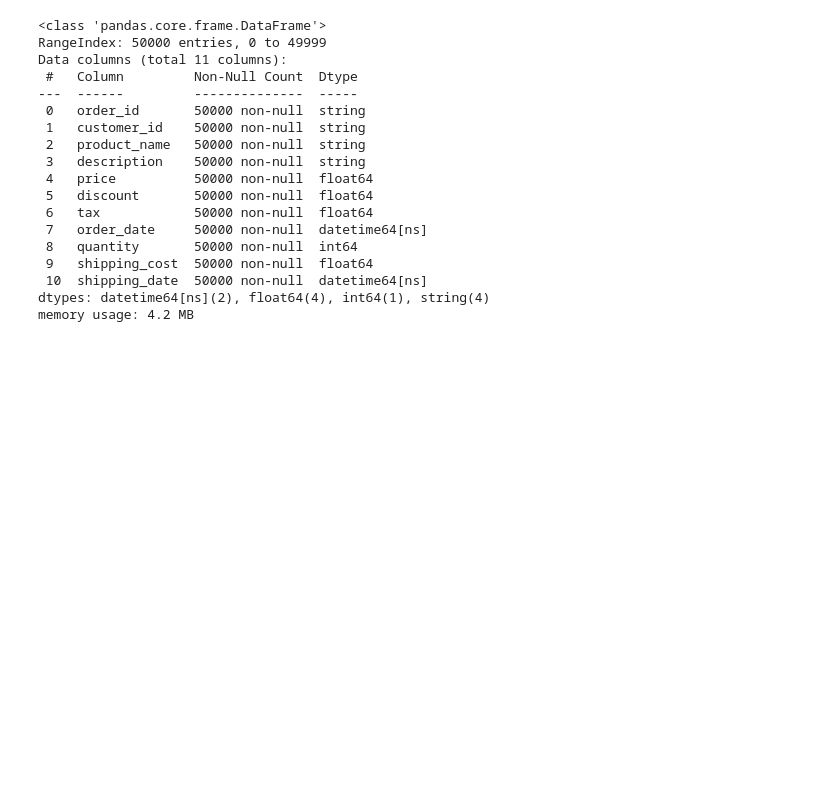
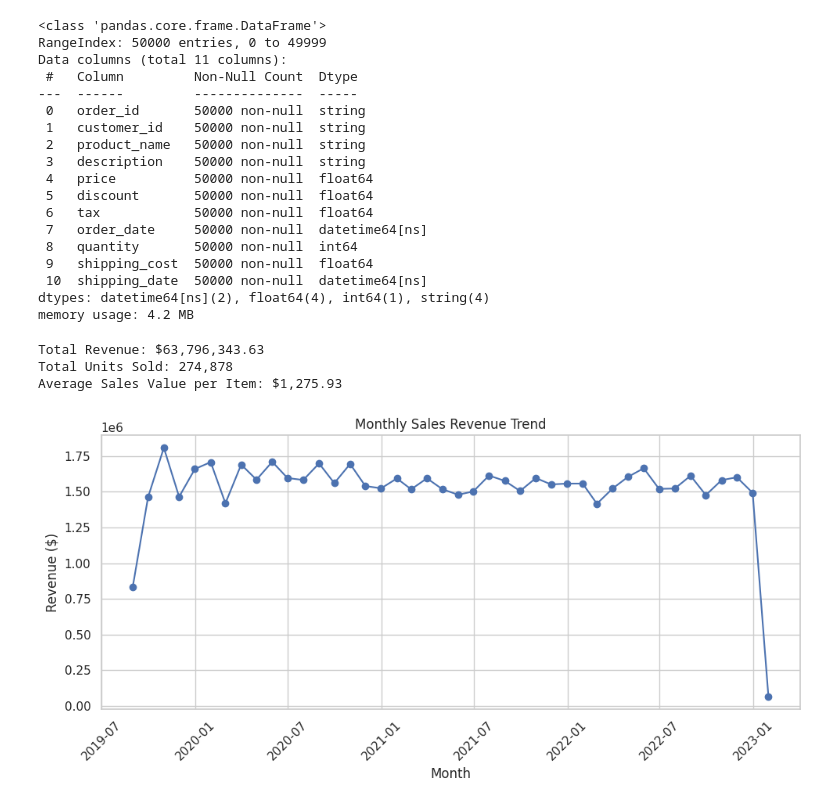
Before and after one commit to VY-MS123/NTUC_Capstone_MarketAnalysis, a Jupyter notebook: Capstone_Market.ipynb, the cells around one changed output. Cells and saved outputs as stored; diff of their text form; code cells hidden in the pictures; blank space fills up the shorter version.

```diff
--- a/Capstone_Market.ipynb
+++ b/Capstone_Market.ipynb
@@ -99,3 +99,44 @@ Data columns (total 11 columns):
  10  shipping_date  50000 non-null  datetime64[ns]
 dtypes: datetime64[ns](2), float64(4), int64(1), string(4)
 memory usage: 4.2 MB
+# %%
+total_revenue = df["price"].sum()
+total_orders = df["quantity"].sum()
+avg_order_value = df["price"].mean()
+
+print(f"Total Revenue: ${total_revenue:,.2f}")
+print(f"Total Units Sold: {total_orders:,}")
+print(f"Average Sales Value per Item: ${avg_order_value:,.2f}")
+# %% [output]
+Total Revenue: $63,796,343.63
+Total Units Sold: 274,878
+Average Sales Value per Item: $1,275.93
+# %%
+import pandas as pd
+import matplotlib.pyplot as plt
+import pandas as pd
+
+# Define the URL and parse order_date as datetime directly
+url = 'https://raw.githubusercontent.com/VY-MS123/NTUC_Capstone_MarketAnalysis/refs/heads/main/purchase.csv'
+df = pd.read_csv(url, parse_dates=['order_date'], dayfirst=True)
+
+# Group by month
+monthly_sales = df.resample("M", on="order_date")["price"].sum().reset_index()
+
+# Plot Monthly Trend
+plt.figure(figsize=(10, 5))
+plt.plot(
+    monthly_sales["order_date"],
+    monthly_sales["price"],
+    marker="o",
+    color="b",
+    linestyle="-",
+)
+plt.title("Monthly Sales Revenue Trend")
+plt.xlabel("Month")
+plt.ylabel("Revenue ($)")
+plt.xticks(rotation=45)
+plt.tight_layout()
+plt.show()
+# %% [output]
+[figure, added]
```
Also changed, not shown: parts of 1 cell of this notebook.
